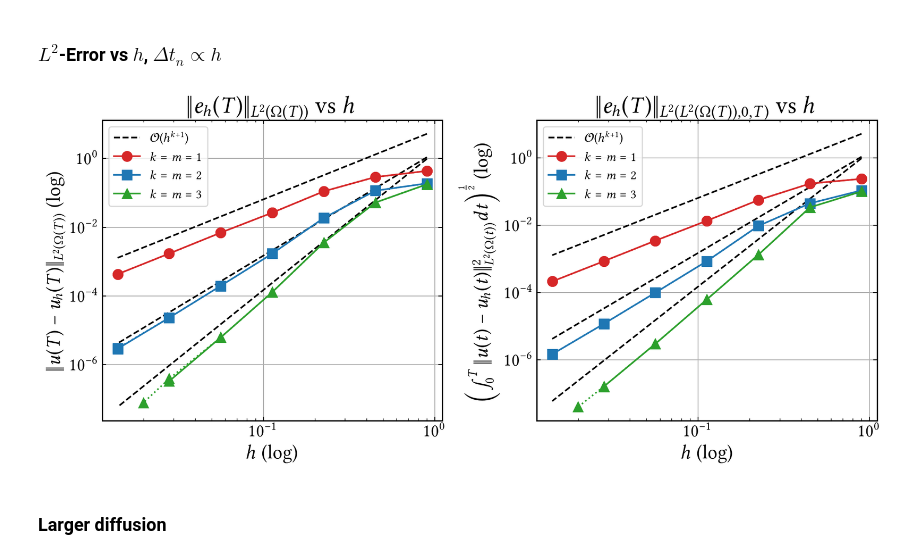
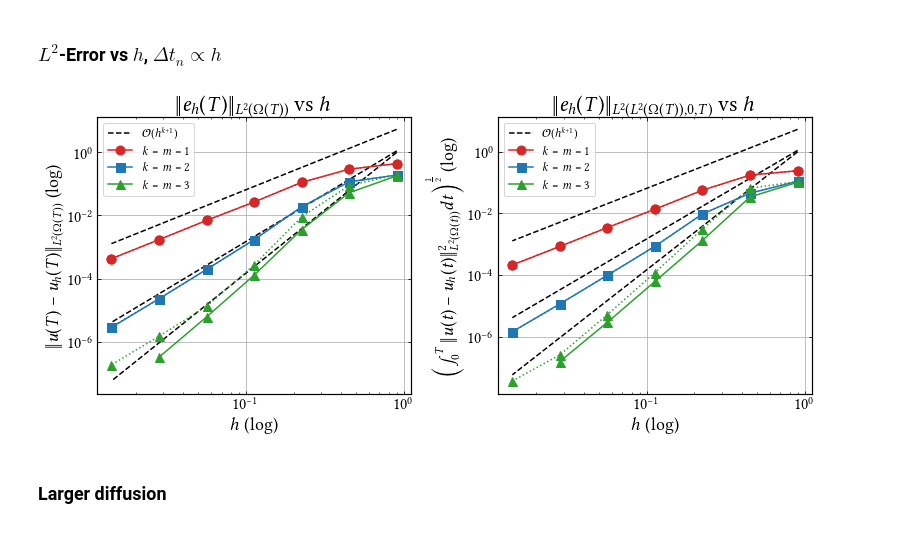
Before and after one commit to CutFEM/CutFEM-Library, a Jupyter notebook: notebook/convection_diffusion/N-sphere.ipynb, the cells around one changed output. Cells and saved outputs as stored; diff of their text form; code cells hidden in the pictures.

```diff
--- a/notebook/convection_diffusion/N-sphere.ipynb
+++ b/notebook/convection_diffusion/N-sphere.ipynb
@@ -234,52 +234,64 @@ ax2.loglog(h[:6], error_classical_P3P3_fullstab_T, label= r"$k=m=3$", marker='^'
 # ax1.loglog(h_, error_conservative_P3P3_fullstab, marker='^', markersize=9, linestyle=":", color="C2")
 # ax2.loglog(h_, error_conservative_P3P3_fullstab_T, marker='^', markersize=9, linestyle=":", color="C2")
 
-### N = 9 in time, but dT = h/7 instead of h/3.6 (#! ross screen)
-# error_conservative_P3P3_fullstab = [0.180472, 0.0524079, 0.00252697, 0.000124179, 5.9624e-06, 4.94045e-07]
-# error_conservative_P3P3_fullstab_T = [0.101229, 0.0340319, 0.00124416, 5.95943e-05, 2.84093e-06, 1.59926e-07]
-# dT = [0.166667, 0.0714286, 0.0333333, 0.016129, 0.00806452]
-# active_mesh = [2, 6, 23, 76, 287]
-# ax1.loglog(h[:6], error_conservative_P3P3_fullstab, marker='^', markersize=9, linestyle=":", color="C2")
-# ax2.loglog(h[:6], error_conservative_P3P3_fullstab_T, marker='^', markersize=9, linestyle=":", color="C2")
+# ### N = 9 in time, but dT = h/7 instead of h/3.6
+# error_conservative_P3P3_fullstab = [0.1804723171197701, 0.05240787796781377, 0.002526969680557932, 0.0001241793126791524, 5.962396808114739e-06, 4.940453322206899e-07, 1.86845166198353e-08]
+# error_conservative_P3P3_fullstab_T = [0.101229394513254, 0.03403186858547366, 0.001244158158248288, 5.959425840794874e-05, 2.840929704312544e-06, 1.599258178790714e-07, 2.085929012490267e-08]
+# # dT = [0.1666666666666667, 0.07142857142857142, 0.03333333333333333, 0.01612903225806452, 0.008064516129032258, 0.004032258064516129, 0.002016129032258064]
+# # active_mesh = [2, 6, 23, 76, 287, 1060, 4104]
+# ax1.loglog(h, error_conservative_P3P3_fullstab, marker='^', markersize=9, linestyle=":", color="C2")
+# ax2.loglog(h, error_conservative_P3P3_fullstab_T, marker='^', markersize=9, linestyle=":", color="C2")
+
+### N = 9 in time, tau=0.5
+error_conservative_P3P3_fullstab = [0.1925433570362043, 0.08813908989340213, 0.008982671976903105, 0.0002719464290043007, 1.343292592547154e-05, 1.514739238643835e-06, 1.90142083800219e-07]
+error_conservative_P3P3_fullstab_T = [0.1075039203311431, 0.06526836880315703, 0.003134566085920708, 0.0001208057083519394, 5.216052681845826e-06, 2.593334020994629e-07, 3.713890119478935e-08]
+ax1.loglog(h, error_conservative_P3P3_fullstab, marker='^', markersize=9, linestyle=":", color="C2")
+ax2.loglog(h, error_conservative_P3P3_fullstab_T, marker='^', markersize=9, linestyle=":", color="C2")
 
 
 ### rerunning with N=14 in time and N=9 in space, beta = P2quad and tau=0.05
 # error_conservative_P3P3_fullstab = [0.179127, 0.0705312, 0.00319115, 0.000124836, 6.75445e-06, 4.11068e-07, 8.331761036959897e-08]
 # error_conservative_P3P3_fullstab_T = [0.10193, 0.0324531, 0.00164661, 5.79214e-05, 3.06099e-06, 1.69188e-07, 5.304546882034097e-08]
 # ax1.loglog(h_, error_conservative_P3P3_fullstab, marker='^', markersize=9, linestyle=":", color="C2")
 # ax2.loglog(h_, error_conservative_P3P3_fullstab_T, marker='^', markersize=9, linestyle=":", color="C2")
 
 ### running with N=20 in time, N=9 in space, P2quad and tau=0.05
-error_conservative_P3P3_fullstab = [0.1780958513119261, 0.05225739632080715, 0.003564210901302134, 0.0001292396833578107, 6.207150108922914e-06, 3.892211241714399e-07, 7.792539156024118e-08]
-error_conservative_P3P3_fullstab_T = [0.1015235102908024, 0.03404437728122361, 0.001332101374960156, 6.212710484585288e-05, 2.964744352592603e-06, 1.591631431287138e-07, 3.92069794456633e-08]
-active_mesh = [2, 6, 23, 80, 291, 1068, 2081]
-ax1.loglog(h_, error_conservative_P3P3_fullstab, marker='^', markersize=9, linestyle=":", color="C2")
-ax2.loglog(h_, error_conservative_P3P3_fullstab_T, marker='^', markersize=9, linestyle=":", color="C2")
+# error_conservative_P3P3_fullstab = [0.1780958513119261, 0.05225739632080715, 0.003564210901302134, 0.0001292396833578107, 6.207150108922914e-06, 3.892211241714399e-07, 7.792539156024118e-08]
+# error_conservative_P3P3_fullstab_T = [0.1015235102908024, 0.03404437728122361, 0.001332101374960156, 6.212710484585288e-05, 2.964744352592603e-06, 1.591631431287138e-07, 3.92069794456633e-08]
+# active_mesh = [2, 6, 23, 80, 291, 1068, 2081]
+# ax1.loglog(h_, error_conservative_P3P3_fullstab, marker='^', markersize=9, linestyle=":", color="C2")
+# ax2.loglog(h_, error_conservative_P3P3_fullstab_T, marker='^', markersize=9, linestyle=":", color="C2")
 
 
 ### N=20 in time, delta = 0.3
 # error_conservative_P3P3_macro = [0.178096, 0.0307816, 0.00149524, 8.55268e-05, 4.55083e-06, 4.42095e-07, 2.61243e-07]
 # error_conservative_P3P3_macro_T = [0.101524, 0.0263322, 0.000639544, 3.96361e-05, 2.08832e-06, 1.25024e-07, 3.42723e-08]
 # ax1.loglog(h_, error_conservative_P3P3_macro, marker='^', markersize=9, linestyle=":", color="black")
 # ax2.loglog(h_, error_conservative_P3P3_macro_T, marker='^', markersize=9, linestyle=":", color="black")
 
 ### N = 20, macro but delta=0.5, dT as in Lehrenfelds
-#! 408239.pts-5.ross
-# error_conservative_P3P3_macro = [0.0307816, 0.00176298, 9.06445e-05, 4.8664e-06]
-# error_conservative_P3P3_macro_T = [0.0263322, 0.000678783, 4.31076e-05, 2.25139e-06]
-# ax1.loglog(h[1:5], error_conservative_P3P3_macro, marker='^', markersize=9, linestyle=":", color="black")
-# ax2.loglog(h[1:5], error_conservative_P3P3_macro_T, marker='^', markersize=9, linestyle=":", color="black")
+# error_conservative_P3P3_macro = [0.03078155132047854, 0.001762978196945326, 9.064454914630866e-05, 4.866398743464991e-06, 4.595722889794405e-07, 8.35364527638258e-08]
+# error_conservative_P3P3_macro_T = [0.02633223090682169, 0.0006787828733889029, 4.310763425085895e-05, 2.251390234262962e-06, 1.386860453991593e-07, 1.398916903534565e-08]
+# ax1.loglog(h[1:], error_conservative_P3P3_macro, marker='^', markersize=9, linestyle=":", color="black")
+# ax2.loglog(h[1:], error_conservative_P3P3_macro_T, marker='^', markersize=9, linestyle=":", color="black")
+
+### N = 20, macro delta=0.5, tau=0.5 (nine screen)
+# error_conservative_P3P3_macro =
+# error_conservative_P3P3_macro_T =
+# ax1.loglog(h[1:], error_conservative_P3P3_macro, marker='^', markersize=9, linestyle=":", color="black")
+# ax2.loglog(h[1:], error_conservative_P3P3_macro_T, marker='^', markersize=9, linestyle=":", color="black")
+
 
 ax2.set_xlabel(r"$h$ (log)")
 ax2.tick_params(axis='both', which='major')
 ax2.set_ylabel(r"\Big($\int_0^T\|u(t)-u_h(t)\|^2_{L^2(\Omega(t))}dt\Big)^{\frac{1}{2}}$ (log)")
 ax2.set_title(r"$\|e_h(T)\|_{L^2(L^2(\Omega(T)), 0, T)}$ vs $h$")
 ax2.legend()
 ax2.grid()
 fig.tight_layout()
 plt.show()
 # %% [output]
-[figure, old version]
+[figure, new version]
 # %% [markdown]
 ### Larger diffusion
 # %%
```
Also changed, not shown: 3 other files.
